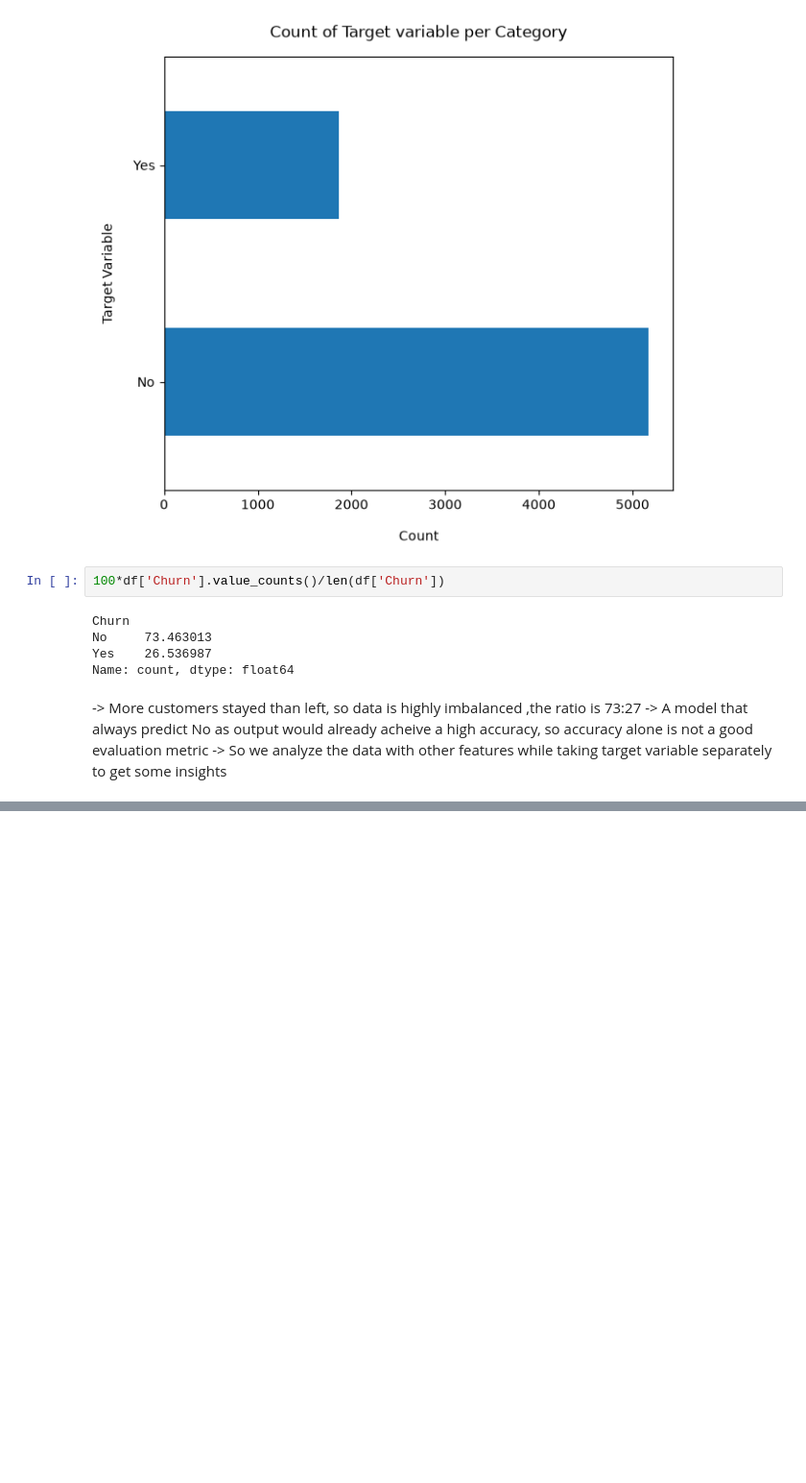
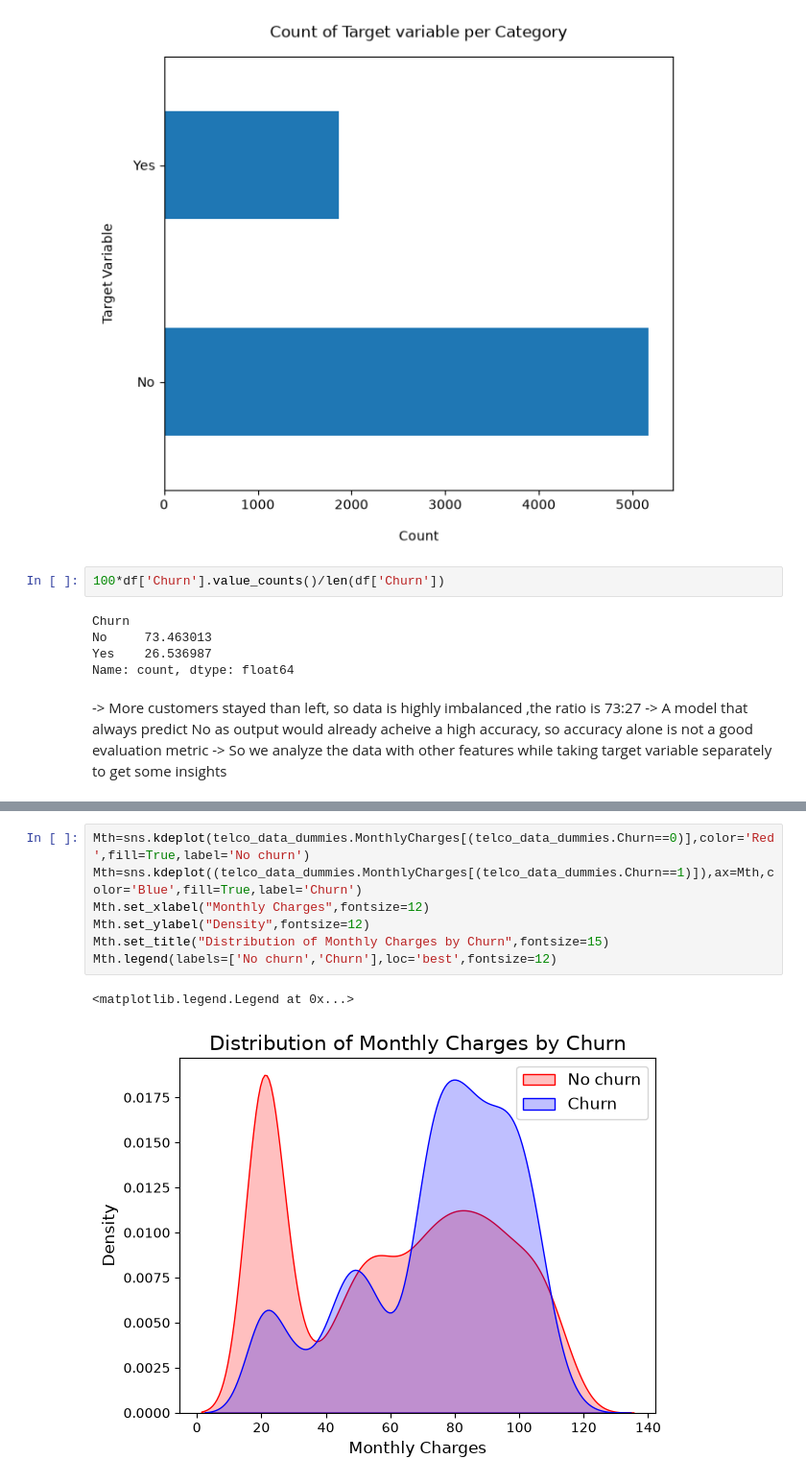
Before and after one commit to Swathi-devspace/customer-churn-prediction, a Jupyter notebook: notebooks/EDA.ipynb, the cells around one changed output, grey strips where cells are left out. Shown at 96% size. Drawn from its saved outputs; the diff is of its cells as text; blank space fills up the shorter version.

```diff
--- a/notebooks/EDA.ipynb
+++ b/notebooks/EDA.ipynb
@@ -140,0 +324,10 @@ memory usage: 1.1+ MB
+# %%
+Mth=sns.kdeplot(telco_data_dummies.MonthlyCharges[(telco_data_dummies.Churn==0)],color='Red',fill=True,label='No churn')
+Mth=sns.kdeplot((telco_data_dummies.MonthlyCharges[(telco_data_dummies.Churn==1)]),ax=Mth,color='Blue',fill=True,label='Churn')
+Mth.set_xlabel("Monthly Charges",fontsize=12)
+Mth.set_ylabel("Density",fontsize=12)
+Mth.set_title("Distribution of Monthly Charges by Churn",fontsize=15)
+Mth.legend(labels=['No churn','Churn'],loc='best',fontsize=12)
+# %% [output]
+<matplotlib.legend.Legend at 0x...>
+[figure, added]
```
Also changed, not shown: parts of 39 cells of this notebook.
